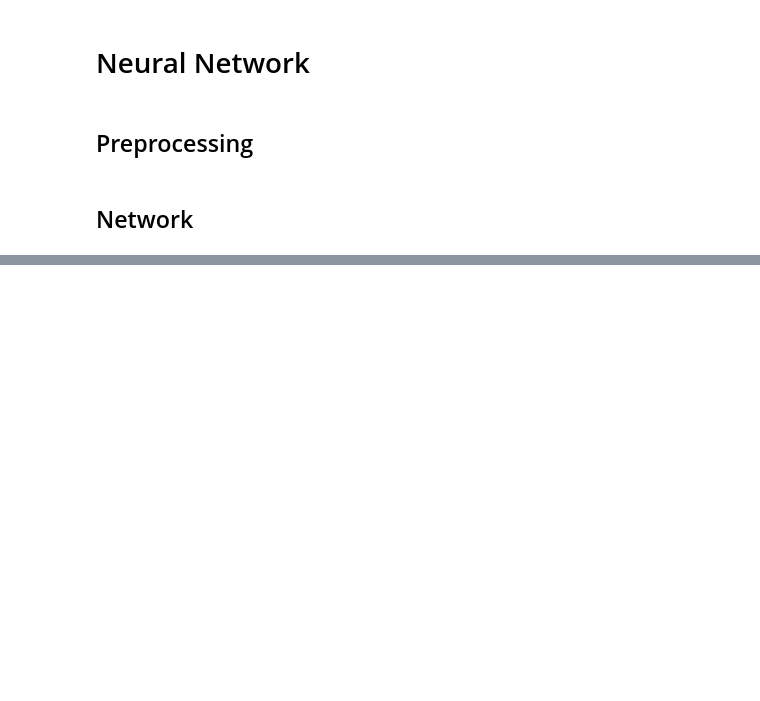
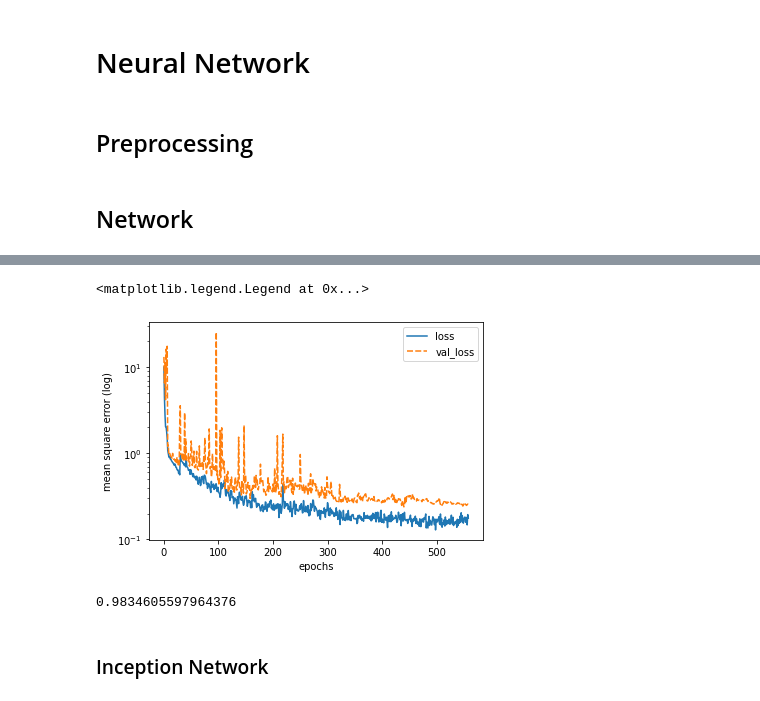
Before and after one commit to qerboz/cicy-internship, a Jupyter notebook: prog/Notebook.ipynb, the cells around one changed output, grey strips where cells are left out. Drawn from its saved outputs; the diff is of its cells as text; code cells hidden in the pictures; blank space fills up the shorter version.

Commit message:
inception

```diff
--- a/prog/Notebook.ipynb
+++ b/prog/Notebook.ipynb
@@ -205,0 +262,11 @@ bull_net.fit(x=matrix_train,y=h11_train,x_val=matrix_val,y_val=h11_val,epochs=50
+# %%
+conv_net = neural_network(name='conv_net_f',input_shape=(15,18,1))
+conv_net.add_layer(keras.layers.Conv2D(filters = 1, kernel_size = (2,2)))
+conv_net.add_conv_branch(layers_size=[80,40,20],kernels_size=[(5,5)]*3,normalization=0.99,l1reg=1e-5,l2reg=1e-5)
+conv_net.add_layer(keras.layers.Dropout(0.2))
+conv_net.add_layer(keras.layers.Flatten())
+conv_net.add_dense_branch(layers_size=[1000,1000,100],l1reg=1e-5,l2reg=1e-5,normalization=0.99)
+conv_net.add_layer(keras.layers.Dense(units=1,activation='relu'))
+conv_net.compile()
+# %%
+conv_net.fit(x=matrix_train,y=h11_train,x_val=matrix_val,y_val=h11_val,epochs=5000,early_stop=400,lr_change=150,batch_size=32)
@@ -206,3 +291,13 @@ bull_net.fit(x=matrix_train,y=h11_train,x_val=matrix_val,y_val=h11_val,epochs=50
 # %%
-sns.lineplot(data=[bull_net.history['loss'],bull_net.history['val_loss']]).set(yscale='log',xlabel='epochs',ylabel='mean square error (log)')
-plt.legend(labels=['train loss','val loss'])
+params=['loss','val_loss']
+sns.lineplot(data=[conv_net.history[param] for param in params]).set(yscale='log',xlabel='epochs',ylabel='mean square error (log)')
+plt.legend(labels=params)
+# %% [output]
+<matplotlib.legend.Legend at 0x...>
+[figure, added]
+# %%
+conv_net.score(matrix_test,h11_test)
+# %% [output]
+0.9834605597964376
+# %% [markdown]
+### Inception Network
```
Also changed, not shown: parts of 21 cells of this notebook, 7 other files.
